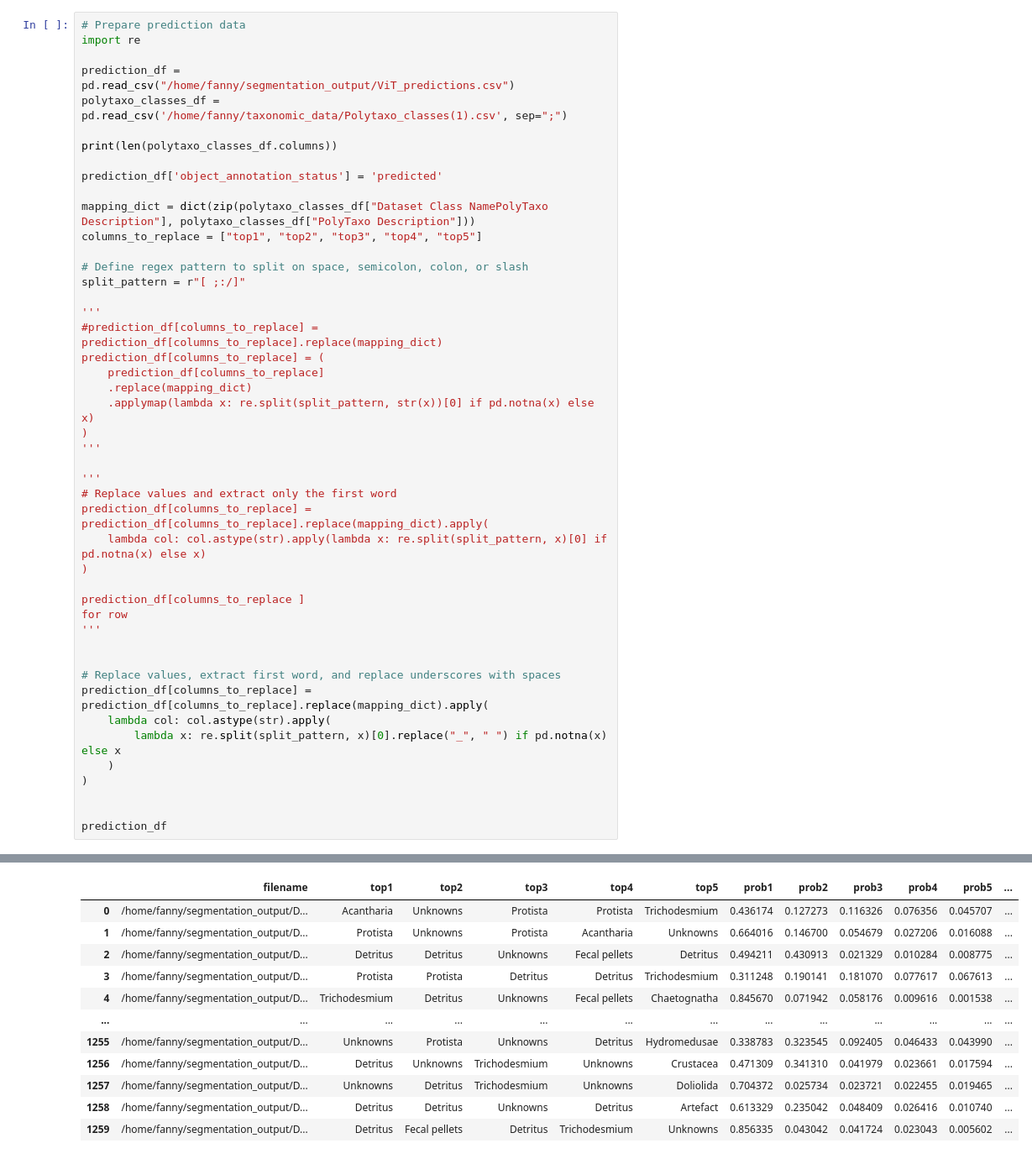
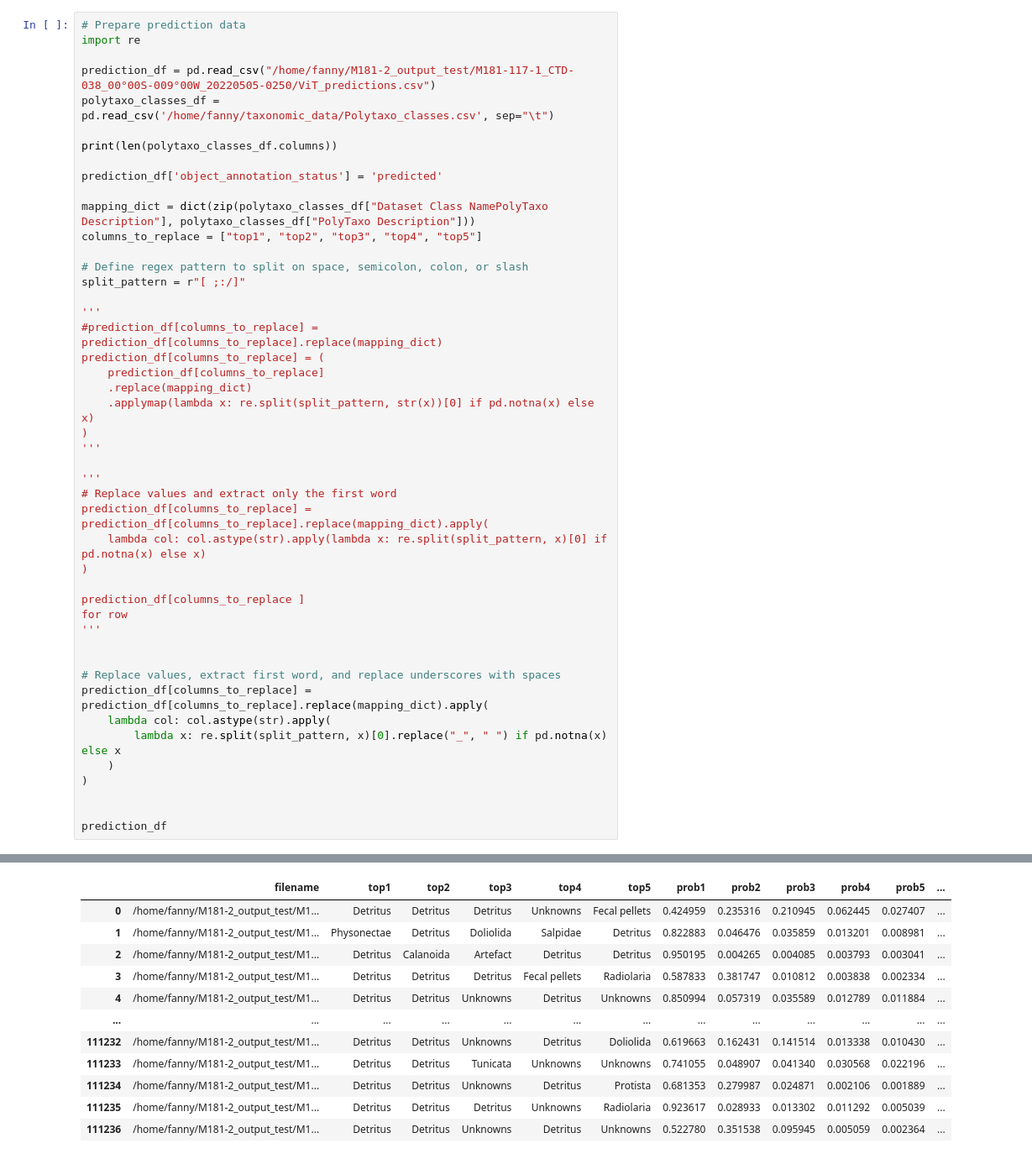
Before and after one commit to fannz00/ImageProcessing, a Jupyter notebook: pipeline.ipynb, the cells around one changed output, grey strips where cells are left out. Shown at 84% size. Cells and saved outputs as stored; diff of their text form.

```diff
--- a/pipeline.ipynb
+++ b/pipeline.ipynb
@@ -174,8 +130,8 @@ segmentation_df = gen_crop_df(file_path, False)
 # Prepare prediction data
 import re
 
-prediction_df = pd.read_csv("/home/fanny/segmentation_output/ViT_predictions.csv")
-polytaxo_classes_df = pd.read_csv('/home/fanny/taxonomic_data/Polytaxo_classes(1).csv', sep=";")
+prediction_df = pd.read_csv("/home/fanny/M181-2_output_test/M181-117-1_CTD-038_00°00S-009°00W_20220505-0250/ViT_predictions.csv")
+polytaxo_classes_df = pd.read_csv('/home/fanny/taxonomic_data/Polytaxo_classes.csv', sep="\t")
 
 print(len(polytaxo_classes_df.columns))
 
@@ -192,41 +148,41 @@ split_pattern = r"[ ;:/]"
 prediction_df[columns_to_replace] = (
     prediction_df[columns_to_replace]
     .replace(mapping_dict)
     .applymap(lambda x: re.split(split_pattern, str(x))[0] if pd.notna(x) else x)
 )
 '''
 
 '''
 # Replace values and extract only the first word
 prediction_df[columns_to_replace] = prediction_df[columns_to_replace].replace(mapping_dict).apply(
     lambda col: col.astype(str).apply(lambda x: re.split(split_pattern, x)[0] if pd.notna(x) else x)
 )
 
 prediction_df[columns_to_replace ]
 for row
 '''
 
 
 # Replace values, extract first word, and replace underscores with spaces
 prediction_df[columns_to_replace] = prediction_df[columns_to_replace].replace(mapping_dict).apply(
     lambda col: col.astype(str).apply(
         lambda x: re.split(split_pattern, x)[0].replace("_", " ") if pd.notna(x) else x
     )
 )
 
 
 prediction_df
 # %% [output]
 4
 |  | filename | top1 | top2 | top3 | top4 | top5 | prob1 | prob2 | prob3 | prob4 | prob5 | ... |
-| 0 | /home/fanny/segmentation_output/D... | Acantharia | Unknowns | Protista | Protista | Trichodesmium | 0.436174 | 0.127273 | 0.116326 | 0.076356 | 0.045707 | ... |
-| 1 | /home/fanny/segmentation_output/D... | Protista | Unknowns | Protista | Acantharia | Unknowns | 0.664016 | 0.146700 | 0.054679 | 0.027206 | 0.016088 | ... |
-| 2 | /home/fanny/segmentation_output/D... | Detritus | Detritus | Unknowns | Fecal pellets | Detritus | 0.494211 | 0.430913 | 0.021329 | 0.010284 | 0.008775 | ... |
-| 3 | /home/fanny/segmentation_output/D... | Protista | Protista | Detritus | Detritus | Trichodesmium | 0.311248 | 0.190141 | 0.181070 | 0.077617 | 0.067613 | ... |
-| 4 | /home/fanny/segmentation_output/D... | Trichodesmium | Detritus | Unknowns | Fecal pellets | Chaetognatha | 0.845670 | 0.071942 | 0.058176 | 0.009616 | 0.001538 | ... |
+| 0 | /home/fanny/M181-2_output_test/M1... | Detritus | Detritus | Detritus | Unknowns | Fecal pellets | 0.424959 | 0.235316 | 0.210945 | 0.062445 | 0.027407 | ... |
+| 1 | /home/fanny/M181-2_output_test/M1... | Physonectae | Detritus | Doliolida | Salpidae | Detritus | 0.822883 | 0.046476 | 0.035859 | 0.013201 | 0.008981 | ... |
+| 2 | /home/fanny/M181-2_output_test/M1... | Detritus | Calanoida | Artefact | Detritus | Detritus | 0.950195 | 0.004265 | 0.004085 | 0.003793 | 0.003041 | ... |
+| 3 | /home/fanny/M181-2_output_test/M1... | Detritus | Detritus | Detritus | Fecal pellets | Radiolaria | 0.587833 | 0.381747 | 0.010812 | 0.003838 | 0.002334 | ... |
+| 4 | /home/fanny/M181-2_output_test/M1... | Detritus | Detritus | Unknowns | Detritus | Unknowns | 0.850994 | 0.057319 | 0.035589 | 0.012789 | 0.011884 | ... |
 | ... | ... | ... | ... | ... | ... | ... | ... | ... | ... | ... | ... | ... |
-| 1255 | /home/fanny/segmentation_output/D... | Unknowns | Protista | Unknowns | Detritus | Hydromedusae | 0.338783 | 0.323545 | 0.092405 | 0.046433 | 0.043990 | ... |
-| 1256 | /home/fanny/segmentation_output/D... | Detritus | Unknowns | Trichodesmium | Unknowns | Crustacea | 0.471309 | 0.341310 | 0.041979 | 0.023661 | 0.017594 | ... |
-| 1257 | /home/fanny/segmentation_output/D... | Unknowns | Detritus | Trichodesmium | Unknowns | Doliolida | 0.704372 | 0.025734 | 0.023721 | 0.022455 | 0.019465 | ... |
-| 1258 | /home/fanny/segmentation_output/D... | Detritus | Detritus | Unknowns | Detritus | Artefact | 0.613329 | 0.235042 | 0.048409 | 0.026416 | 0.010740 | ... |
-| 1259 | /home/fanny/segmentation_output/D... | Detritus | Fecal pellets | Detritus | Trichodesmium | Unknowns | 0.856335 | 0.043042 | 0.041724 | 0.023043 | 0.005602 | ... |
+| 111232 | /home/fanny/M181-2_output_test/M1... | Detritus | Detritus | Unknowns | Detritus | Doliolida | 0.619663 | 0.162431 | 0.141514 | 0.013338 | 0.010430 | ... |
+| 111233 | /home/fanny/M181-2_output_test/M1... | Detritus | Detritus | Tunicata | Unknowns | Unknowns | 0.741055 | 0.048907 | 0.041340 | 0.030568 | 0.022196 | ... |
+| 111234 | /home/fanny/M181-2_output_test/M1... | Detritus | Detritus | Unknowns | Detritus | Protista | 0.681353 | 0.279987 | 0.024871 | 0.002106 | 0.001889 | ... |
+| 111235 | /home/fanny/M181-2_output_test/M1... | Detritus | Detritus | Detritus | Unknowns | Radiolaria | 0.923617 | 0.028933 | 0.013302 | 0.011292 | 0.005039 | ... |
+| 111236 | /home/fanny/M181-2_output_test/M1... | Detritus | Detritus | Unknowns | Detritus | Unknowns | 0.522780 | 0.351538 | 0.095945 | 0.005059 | 0.002364 | ... |
```
Also changed, not shown: parts of 12 cells of this notebook, 7 other files.
